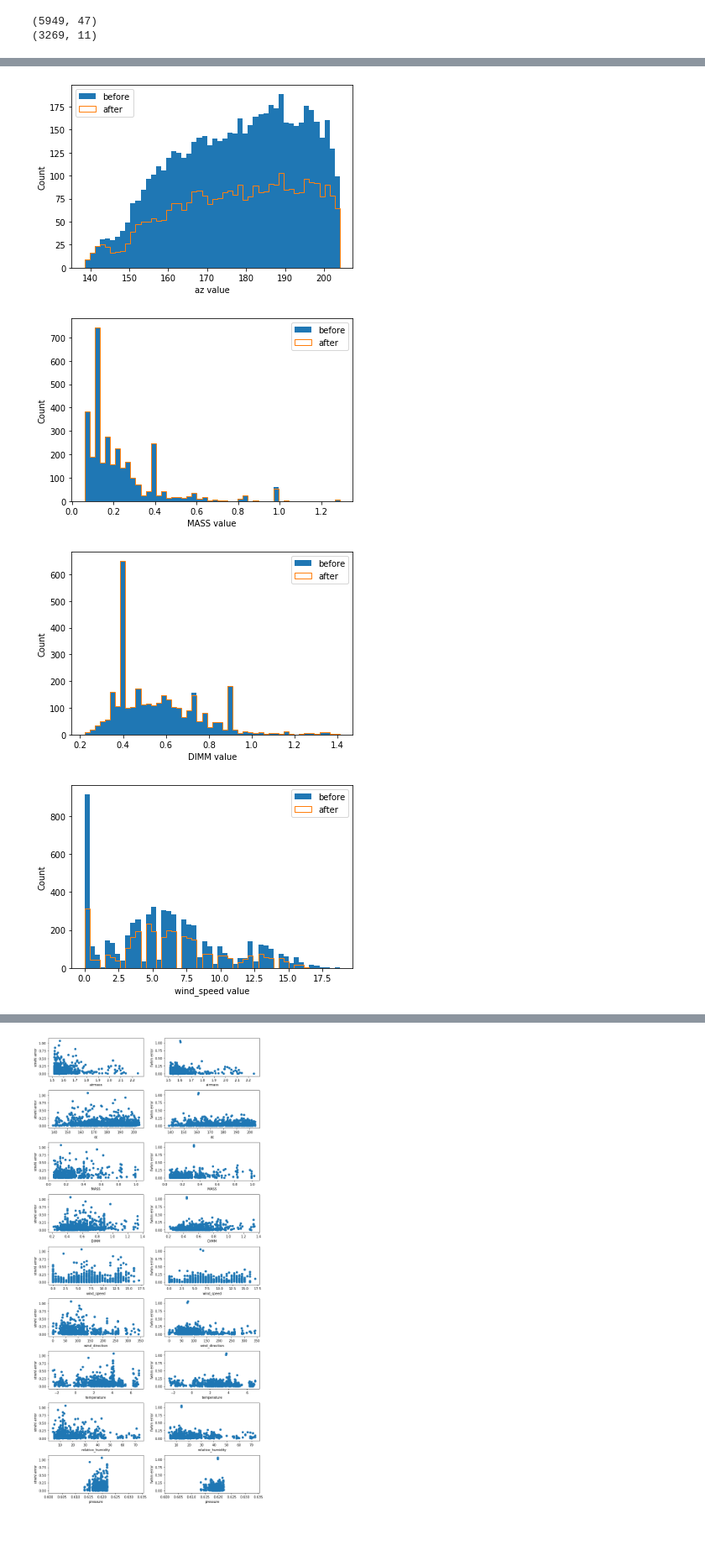
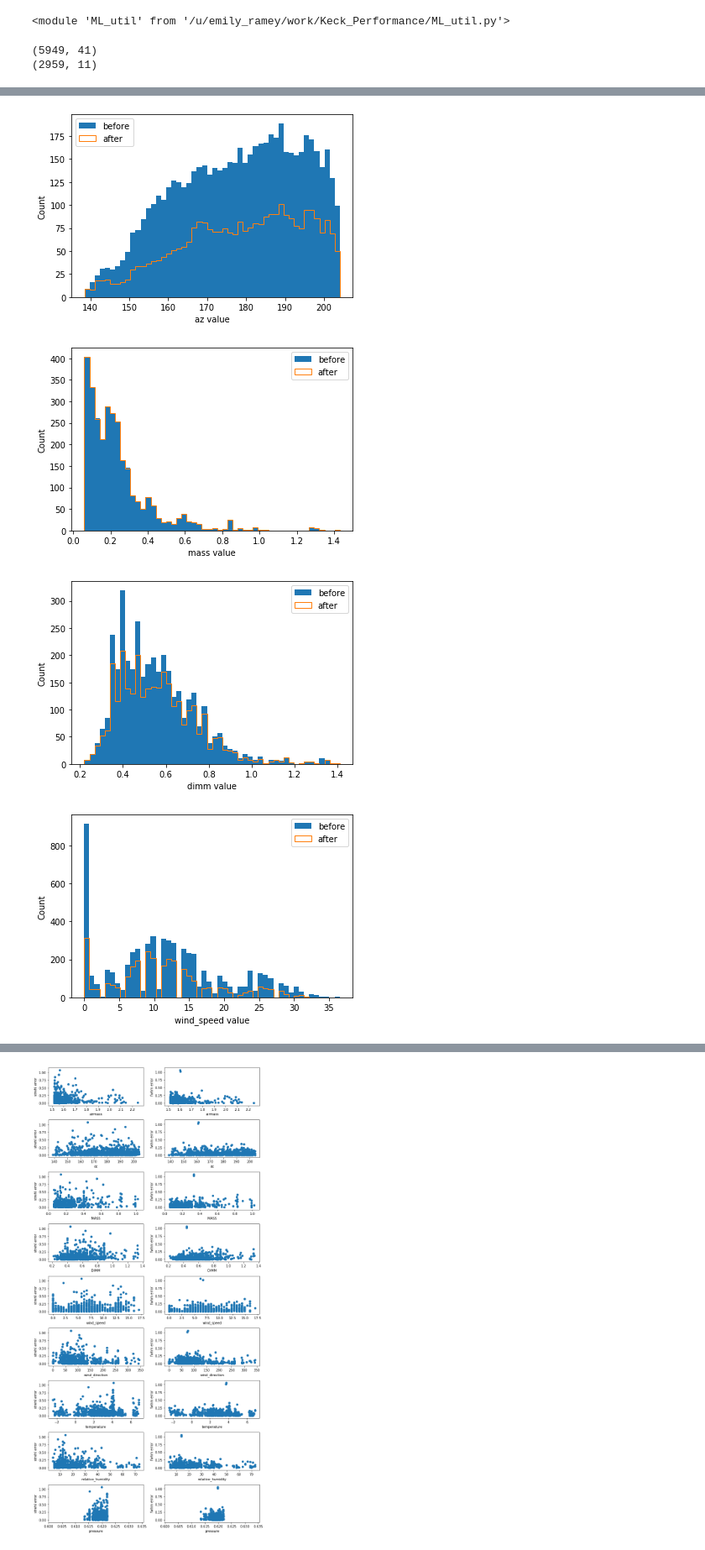
Before and after one commit to eramey16/berkeley_research, a Jupyter notebook: Keck_Performance/Keck_RandomForest_Analysis.ipynb, the cells around one changed output, grey strips where cells are left out. Shown at 84% size. Saved outputs shown, nothing was run; the diff lists cells and outputs as text; code cells hidden in the pictures.

```diff
--- a/Keck_Performance/Keck_RandomForest_Analysis.ipynb
+++ b/Keck_Performance/Keck_RandomForest_Analysis.ipynb
@@ -22,24 +23,29 @@ from sklearn.model_selection import train_test_split, GridSearchCV
 # %%
 ### Files and folders
 root_dir = "/g/lu/data/gc/" # root data directory
-tables = "/u/steverobinson/work/keckao/" # folder of data tables found in Steve's directory
-meta_file = tables+"lgs_metadata2.fits" # test metadata table
+#tables = "/u/steverobinson/work/keckao/" # folder of data tables found in Steve's directory
+data_dir = "data/"
+meta_file = data_dir+"keck_metadata.dat" # test metadata table
 # strehl and fwhm are labels, the rest are features
-use_cols = ['strehl', 'fwhm', 'airmass', 'az', 'MASS', 'DIMM', 'wind_speed',
+use_cols = ['strehl', 'fwhm', 'airmass', 'az', 'mass', 'dimm', 'wind_speed',
                'wind_direction', 'temperature', 'relative_humidity', 'pressure']
 Y_data = use_cols[:2]
-# guessing that DIMM is the DIMM seeing, MASS is the MASS seeing
-# not really sure what units anything is in
+# %%
+reload(util)
+# %% [output]
+<module 'ML_util' from '/u/emily_ramey/work/Keck_Performance/ML_util.py'>
 # %%
 ### Read info from Steve's metadata files
-meta_data = Table.read(meta_file)
-meta_data = meta_data.to_pandas() # convert to pandas
+#meta_data = Table.read(meta_file)
+#meta_data = meta_data.to_pandas() # convert to pandas
+meta_data = pd.read_csv(meta_file)
+meta_data.columns = [c.lower() for c in meta_data.columns]
 print(meta_data.shape)
 
 # extract relevant data
 meta_data = meta_data[use_cols]
 # clean data
-meta_clean = util.clean(meta_data)
+meta_clean = util.clean(meta_data, dropna=True)
 print(meta_clean.shape)
 
 ### Graph the features to see what values they take on
@@ -88,5 +94,5 @@ for i, col in enumerate(use_cols):
 #plt.tight_layout()
 #plt.savefig("plots/feature_histograms.png")
 # %% [output]
-(5949, 47)
-(3269, 11)
+(5949, 41)
+(2959, 11)
@@ -96,4 +102,4 @@ for i, col in enumerate(use_cols):
-[figure, old version]
+[figure, new version]
-[figure, old version]
+[figure, new version]
-[figure, old version]
+[figure, new version]
-[figure, old version]
+[figure, new version]
```
Also changed, not shown: parts of 7 cells of this notebook, 20 other files.
